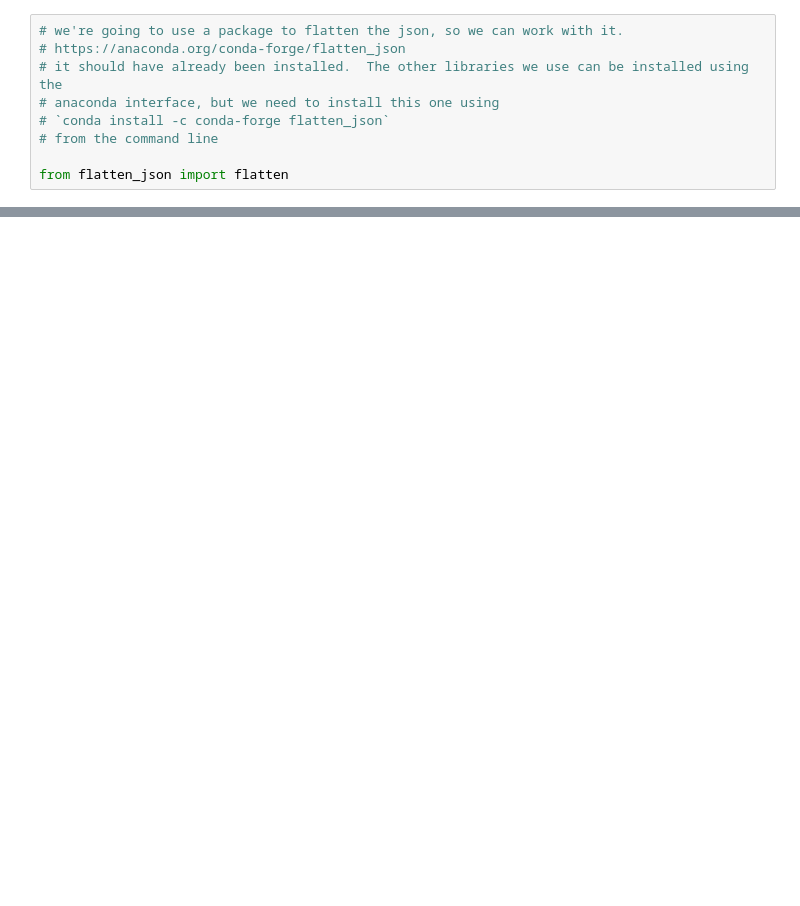
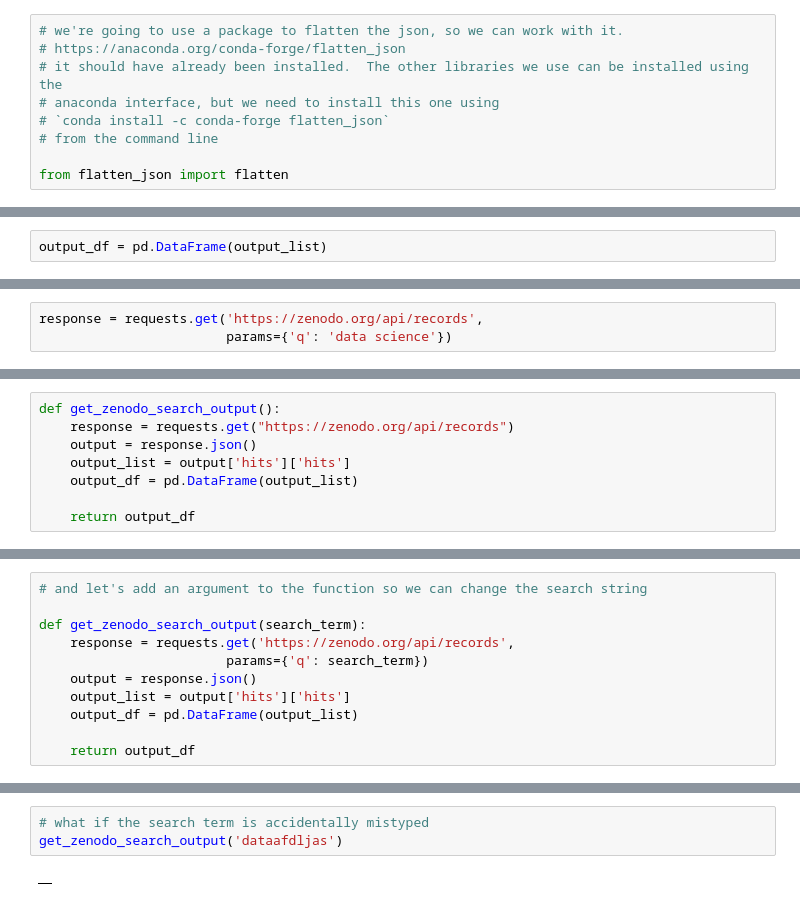
Before and after one commit to uc-love-data-week/intermediate-apis, a Jupyter notebook: zenodo_lesson.ipynb, the cells around one changed output, grey strips where cells are left out. Drawn from its saved outputs; the diff is of its cells as text; blank space fills up the shorter version.

Commit message:
expand lesson.  include function, basic input, set up for loop over pages

```diff
--- a/zenodo_lesson.ipynb
+++ b/zenodo_lesson.ipynb
@@ -156,0 +274,2 @@ from flatten_json import flatten
+# %%
+output_df = pd.DataFrame(output_list)
@@ -156,0 +279,3 @@ from flatten_json import flatten
+# %%
+response = requests.get('https://zenodo.org/api/records',
+                        params={'q': 'data science'})
@@ -156,0 +305,8 @@ from flatten_json import flatten
+# %%
+def get_zenodo_search_output():
+    response = requests.get("https://zenodo.org/api/records")
+    output = response.json()
+    output_list = output['hits']['hits']
+    output_df = pd.DataFrame(output_list)
+
+    return output_df
@@ -156,0 +327,11 @@ from flatten_json import flatten
+# %%
+# and let's add an argument to the function so we can change the search string
+
+def get_zenodo_search_output(search_term):
+    response = requests.get('https://zenodo.org/api/records',
+                        params={'q': search_term})
+    output = response.json()
+    output_list = output['hits']['hits']
+    output_df = pd.DataFrame(output_list)
+
+    return output_df
@@ -156,0 +352,5 @@ from flatten_json import flatten
+# %%
+# what if the search term is accidentally mistyped
+get_zenodo_search_output('dataafdljas')
+# %% [output]
+|  |
```
Also changed, not shown: parts of 22 cells of this notebook.
